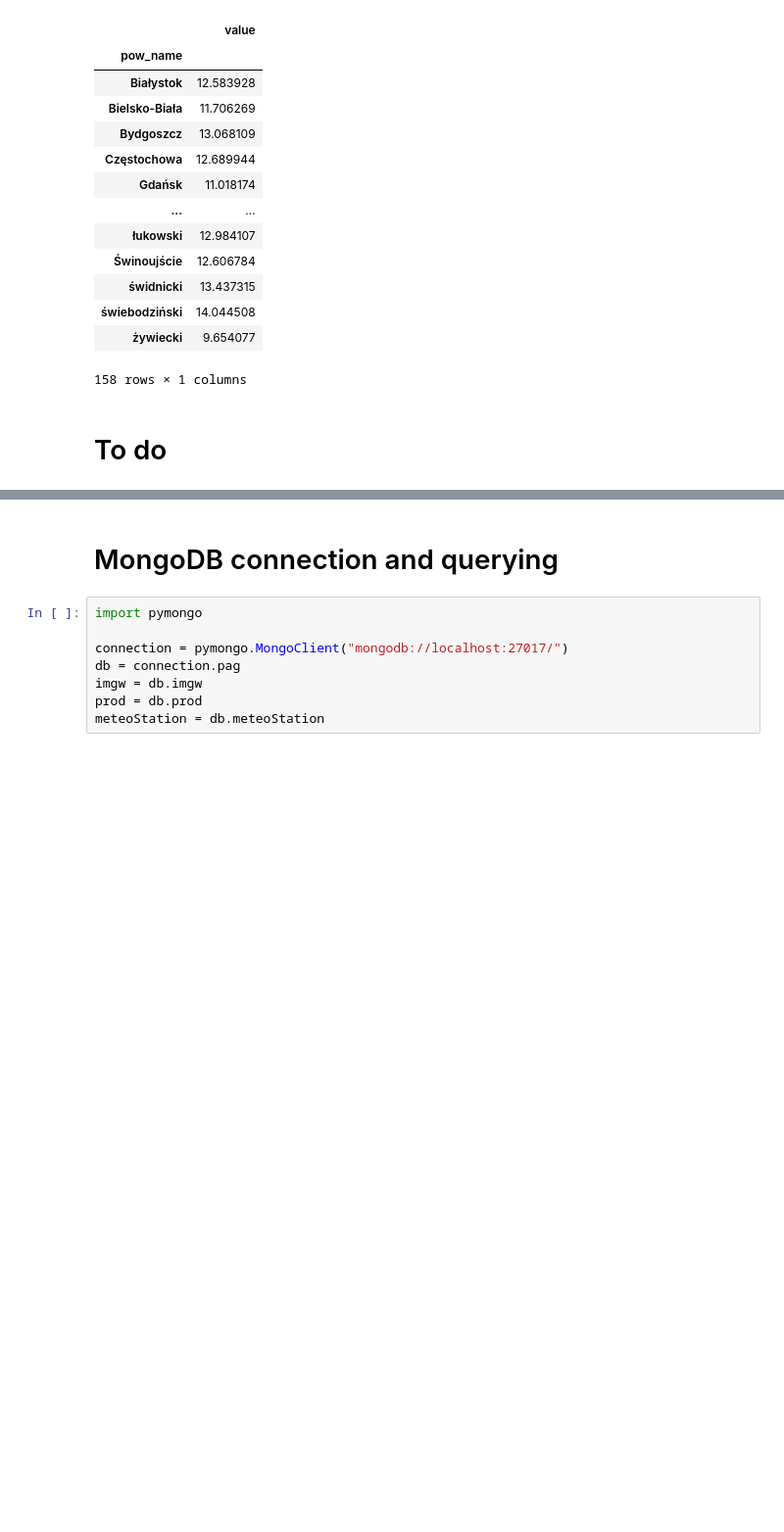
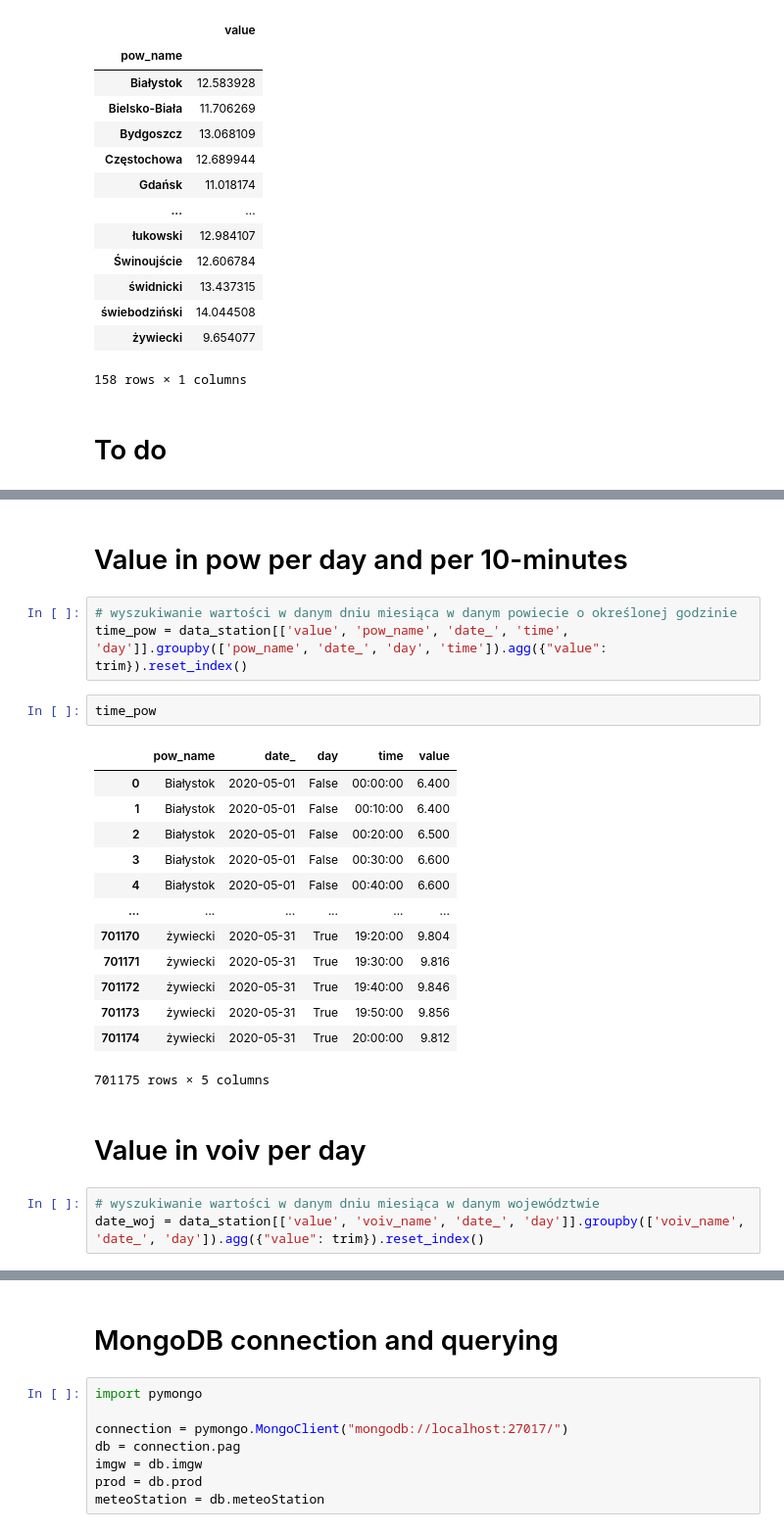
Before and after one commit to jakubGryzio/PAG_II, a Jupyter notebook: projekt1/projekt1.ipynb, the cells around one changed output, grey strips where cells are left out. Shown at 98% size. Saved outputs shown, nothing was run; the diff lists cells and outputs as text; blank space fills up the shorter version.

Commit message:
Small improvement of data manipulation

```diff
--- a/projekt1/projekt1.ipynb
+++ b/projekt1/projekt1.ipynb
@@ -382,0 +392,26 @@ day_pow
+# %% [markdown]
+# Value in pow per day and per 10-minutes
+# %%
+# wyszukiwanie wartości w danym dniu miesiąca w danym powiecie o określonej godzinie
+time_pow = data_station[['value', 'pow_name', 'date_', 'time', 'day']].groupby(['pow_name', 'date_', 'day', 'time']).agg({"value": trim}).reset_index()
+# %%
+time_pow
+# %% [output]
+|  | pow_name | date_ | day | time | value |
+| 0 | Białystok | 2020-05-01 | False | 00:00:00 | 6.400 |
+| 1 | Białystok | 2020-05-01 | False | 00:10:00 | 6.400 |
+| 2 | Białystok | 2020-05-01 | False | 00:20:00 | 6.500 |
+| 3 | Białystok | 2020-05-01 | False | 00:30:00 | 6.600 |
+| 4 | Białystok | 2020-05-01 | False | 00:40:00 | 6.600 |
+| ... | ... | ... | ... | ... | ... |
+| 701170 | żywiecki | 2020-05-31 | True | 19:20:00 | 9.804 |
+| 701171 | żywiecki | 2020-05-31 | True | 19:30:00 | 9.816 |
+| 701172 | żywiecki | 2020-05-31 | True | 19:40:00 | 9.846 |
+| 701173 | żywiecki | 2020-05-31 | True | 19:50:00 | 9.856 |
+| 701174 | żywiecki | 2020-05-31 | True | 20:00:00 | 9.812 |
+701175 rows × 5 columns
+# %% [markdown]
+# Value in voiv per day
+# %%
+# wyszukiwanie wartości w danym dniu miesiąca w danym województwie
+date_woj = data_station[['value', 'voiv_name', 'date_', 'day']].groupby(['voiv_name', 'date_', 'day']).agg({"value": trim}).reset_index()
```
Also changed, not shown: parts of 20 cells of this notebook.
